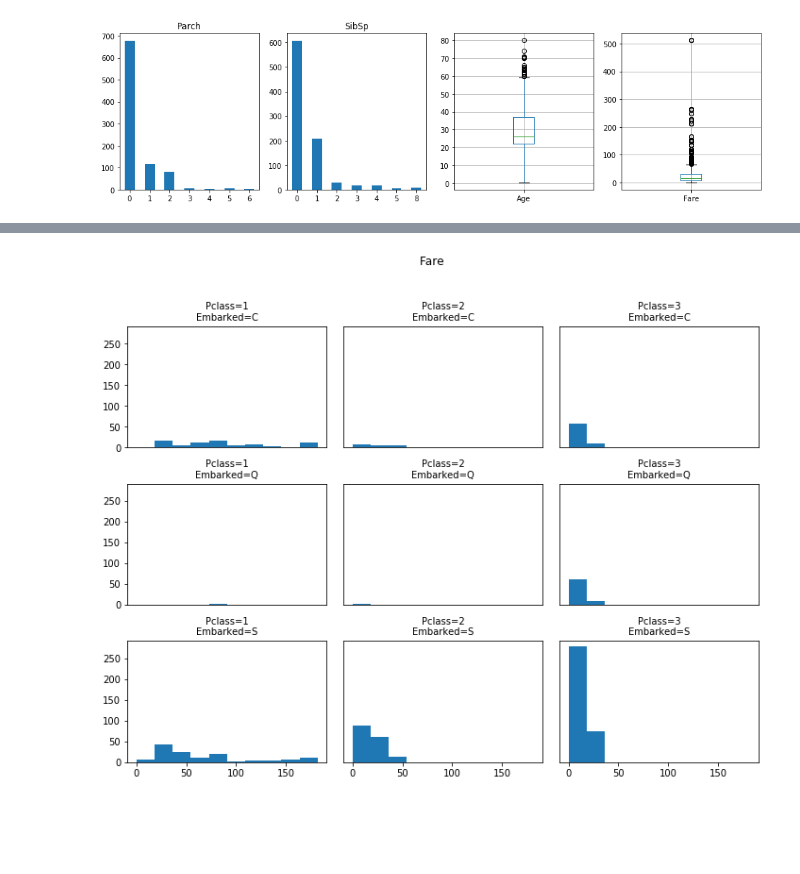
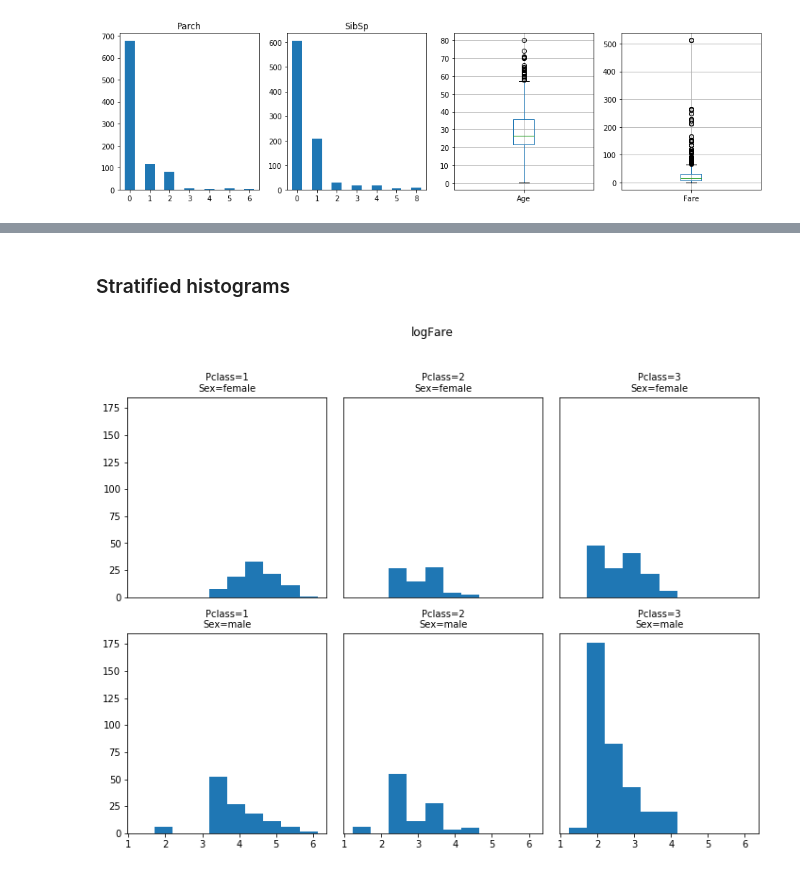
Before and after one commit to dvgodoy/handyspark, a Jupyter notebook: notebooks/Exploring Titanic.ipynb, the cells around one changed output, grey strips where cells are left out. Drawn from its saved outputs; the diff is of its cells as text; code cells hidden in the pictures; blank space fills up the shorter version.

```diff
--- a/notebooks/Exploring Titanic.ipynb
+++ b/notebooks/Exploring Titanic.ipynb
@@ -78,5 +171,5 @@ Name: mode, dtype: object
 # %%
-hdf_filled = hdf.stratify(['Pclass']).fill(continuous=['Age'])
+hdf_filled = hdf.stratify(['Pclass', 'Sex']).fill(continuous=['Age'], strategy=['mean'])
 hdf_filled = hdf_filled.fill(categorical=['Embarked'])
 # %%
 hdf_filled.isnull()
@@ -131,0 +258,2 @@ hdf_filled.cols['Fare'].boxplot(ax=axs[3])
+# %%
+hdf_filled = hdf_filled.assign(logFare=lambda Fare: np.log(Fare + 1))
@@ -132,5 +279,4 @@ hdf_filled.cols['Fare'].boxplot(ax=axs[3])
 # %%
-hdf_fenced = hdf_filled.stratify(['Pclass']).fence(['Fare'])
-hdf_fenced = hdf_fenced.fence('Age')
+hdf_fenced = hdf_filled.stratify(['Pclass']).fence(['logFare'])
 hdf_fenced.fences_
 # %% [output]
@@ -277,4 +362,6 @@ hdf_fenced.stratify(['Pclass']).cols[:].corr()
+# %% [markdown]
+### Stratified histograms
 # %%
-fig, axs = hdf_fenced.stratify(['Pclass', 'Embarked']).cols['Fare'].hist(figsize=(10, 8))
+fig, axs = hdf_fenced.stratify(['Pclass', 'Sex']).cols['logFare'].hist(figsize=(10, 8))
 # %% [output]
-[figure, old version]
+[figure, new version]
```
Also changed, not shown: parts of 66 cells of this notebook.
